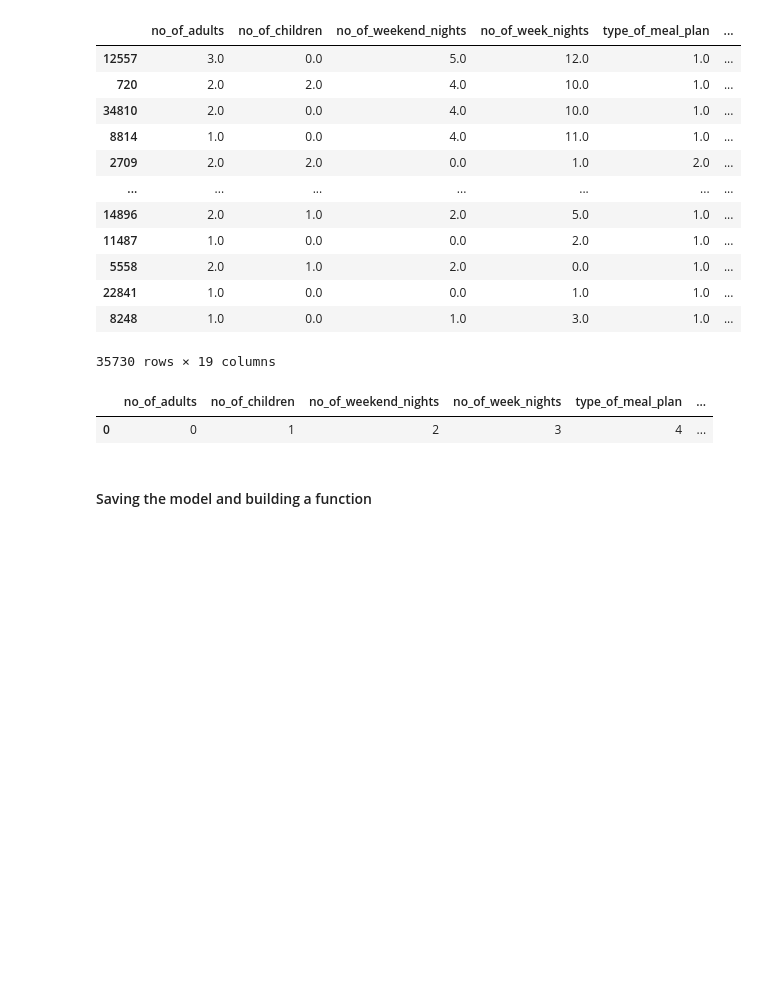
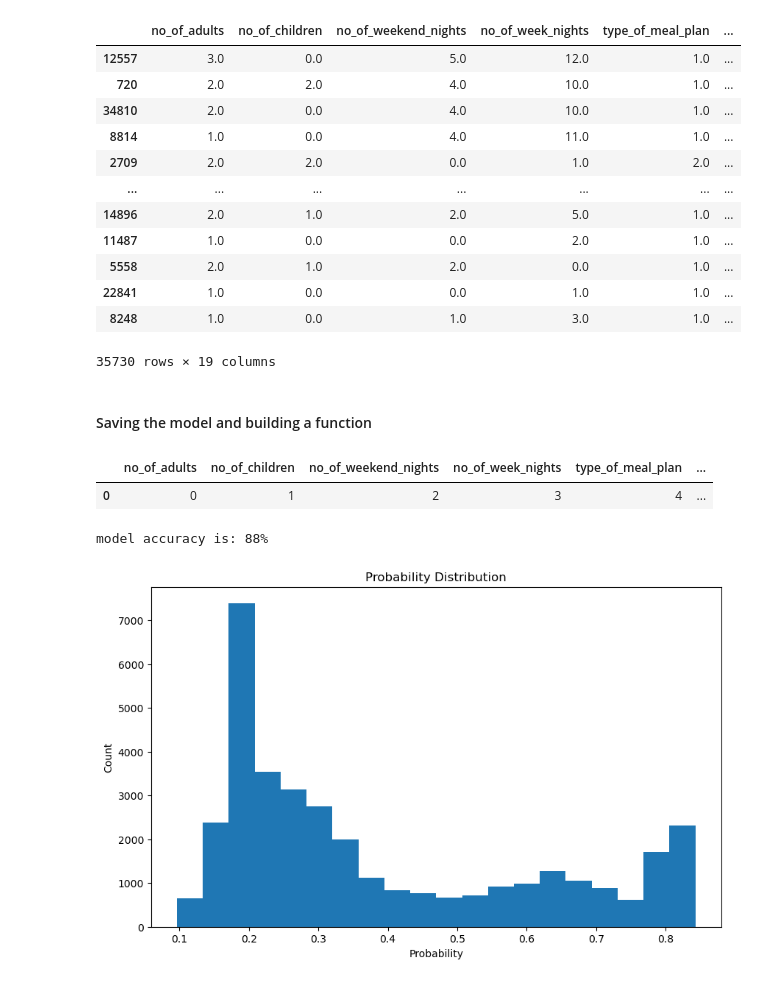
Before and after one commit to GabrielRenno/ddb_final_project, a Jupyter notebook: Modeling.ipynb, the cells around one changed output. Drawn from its saved outputs; the diff is of its cells as text; code cells hidden in the pictures; blank space fills up the shorter version.

```diff
--- a/Modeling.ipynb
+++ b/Modeling.ipynb
@@ -292,6 +276,8 @@ df
 | 22841 | 1.0 | 0.0 | 0.0 | 1.0 | 1.0 | ... |
 | 8248 | 1.0 | 0.0 | 1.0 | 3.0 | 1.0 | ... |
 35730 rows × 19 columns
+# %% [markdown]
+#### Saving the model and building a function
 # %%
 # Create a new df with all the columns except the last
 df_new = df.iloc[:, :-2]
@@ -305,17 +291,46 @@ df_new
 # %% [output]
 |  | no_of_adults | no_of_children | no_of_weekend_nights | no_of_week_nights | type_of_meal_plan | ... |
 | 0 | 0 | 1 | 2 | 3 | 4 | ... |
-# %% [markdown]
-#### Saving the model and building a function
 # %%
 # Build a function for future predictions
-def predict_booking_status(voting_clf, data):
+def predict_booking_status(data):
+    # Import pickle and pandas and predict_proba
+
+    import pandas as pd
+    import pickle
+    # Read the data
+    data = pd.read_csv(data)
+    # Import model.pkl
+    model = pickle.load(open('model.pkl', 'rb'))
     # Append the probability of the target variable to the dataframe
     data['probability'] = model.predict_proba(data)[:, 1]
+    # Probability in percentage
+    data['probability'] = data['probability'].apply(lambda x: x*100)
     # Sort by probability
     data.sort_values(by='probability', ascending=False, inplace=True)
+    print("model accuracy is: 88%")
     # Return the dataframe
     return data
+# %%
+# Test the function
+
+# Import the dataset
+data = pd.read_csv("selected_features.csv")
+# Drop the target variable
+data.drop("booking_status", axis=1, inplace=True)
+# Predict the booking status
+predict_booking_status( data)
+
+# Plot probability
+plt.figure(figsize=(10, 6))
+plt.hist(df['probability'], bins=20)
+plt.xlabel('Probability')
+plt.ylabel('Count')
+plt.title('Probability Distribution')
+plt.show()
+# %% [output]
+model accuracy is: 88%
+[figure, added]
 # %%
 # Save model
 import pickle
```
Also changed, not shown: parts of 2 cells of this notebook.
